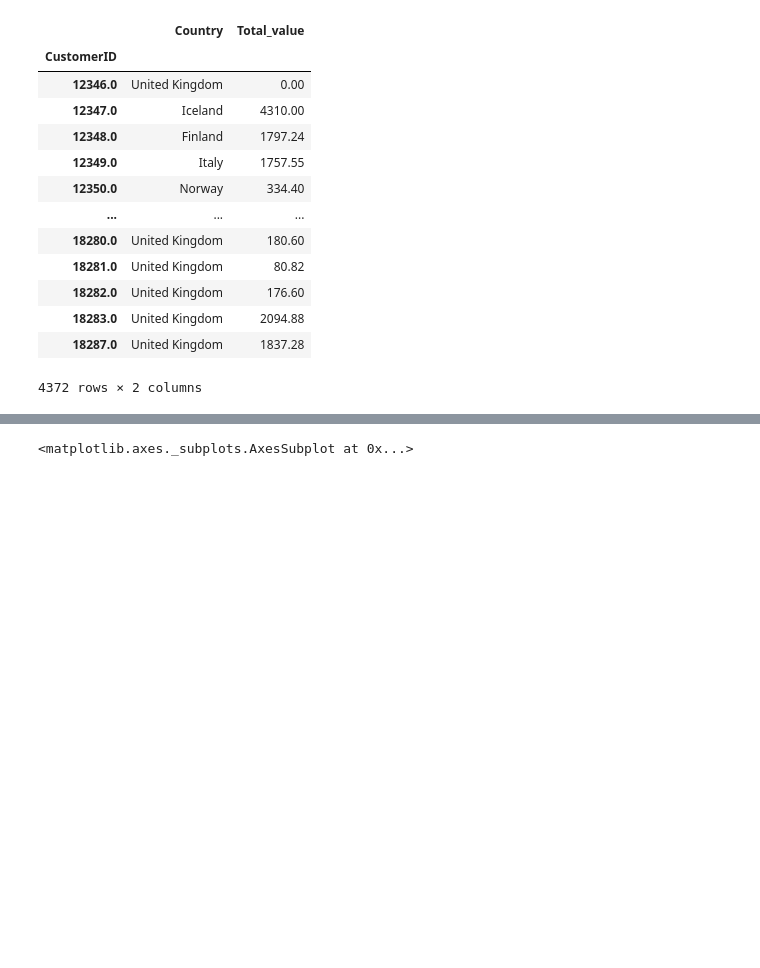
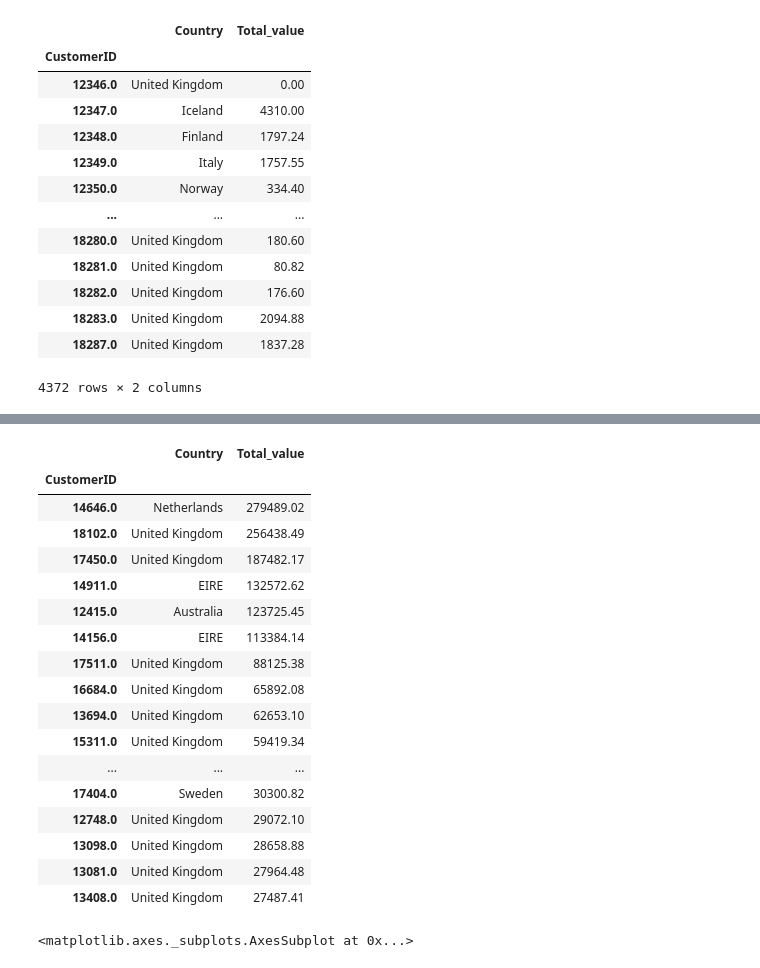
Before and after one commit to V-Nayak/EDA_project, a Jupyter notebook: Capstone_Project_1_Propensity_Model.ipynb, the cells around one changed output, grey strips where cells are left out. Drawn from its saved outputs; the diff is of its cells as text; code cells hidden in the pictures; blank space fills up the shorter version.

```diff
--- a/Capstone_Project_1_Propensity_Model.ipynb
+++ b/Capstone_Project_1_Propensity_Model.ipynb
@@ -316,0 +350,8 @@ TCountry_Table.head(5)
+# %%
+# sort Dataframe rows based on "Total Value'
+# column in Descending Order
+
+DescV_Table = TValue_Table.sort_values(by ='Total_value', ascending = False)
+
+# show the resultant Dataframe
+DescV_Table
@@ -317,3 +373,25 @@ TCountry_Table.head(5)
+# %%
+# show the resultant Dataframe
+DescV_Table.head(30)
+# %% [output]
+|  | Country | Total_value |
+| CustomerID |  |  |
+| 14646.0 | Netherlands | 279489.02 |
+| 18102.0 | United Kingdom | 256438.49 |
+| 17450.0 | United Kingdom | 187482.17 |
+| 14911.0 | EIRE | 132572.62 |
+| 12415.0 | Australia | 123725.45 |
+| 14156.0 | EIRE | 113384.14 |
+| 17511.0 | United Kingdom | 88125.38 |
+| 16684.0 | United Kingdom | 65892.08 |
+| 13694.0 | United Kingdom | 62653.10 |
+| 15311.0 | United Kingdom | 59419.34 |
+| ... | ... | ... |
+| 17404.0 | Sweden | 30300.82 |
+| 12748.0 | United Kingdom | 29072.10 |
+| 13098.0 | United Kingdom | 28658.88 |
+| 13081.0 | United Kingdom | 27964.48 |
+| 13408.0 | United Kingdom | 27487.41 |
 # %%
 # draw lineplot
 sns.lineplot(x="Country", y="Total_value", data=TCountry_Table)
```
Also changed, not shown: parts of 7 cells of this notebook.
